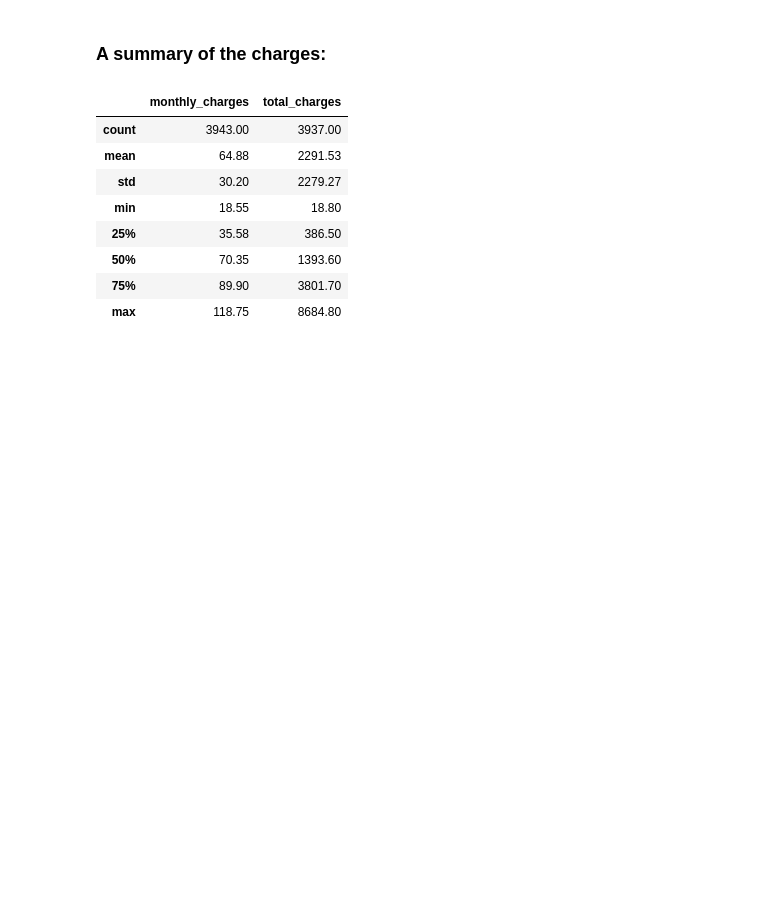
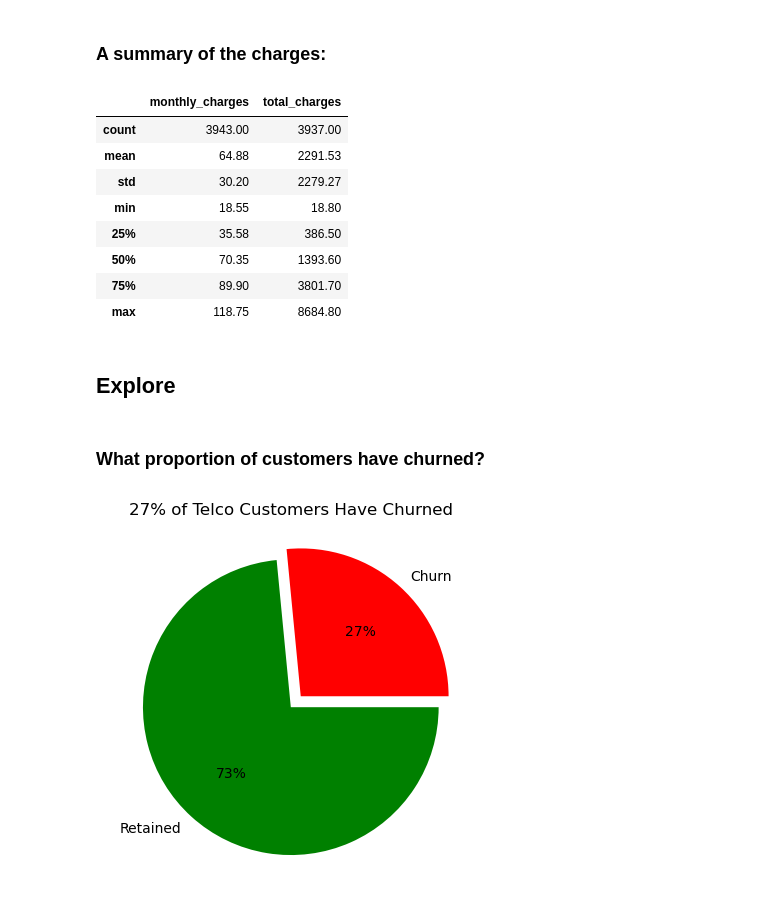
Before and after one commit to skylerschnee/classification_project, a Jupyter notebook: final_report.ipynb, the cells around one changed output. Drawn from its saved outputs; the diff is of its cells as text; code cells hidden in the pictures; blank space fills up the shorter version.

```diff
--- a/final_report.ipynb
+++ b/final_report.ipynb
@@ -96,3 +94,11 @@ train[['monthly_charges', 'total_charges']].describe().round(2)
 | 50% | 70.35 | 1393.60 |
 | 75% | 89.90 | 3801.70 |
 | max | 118.75 | 8684.80 |
+# %% [markdown]
+## Explore
+# %% [markdown]
+### What proportion of customers have churned?
+# %%
+e.get_pie_churn(train)
+# %% [output]
+[figure, added]
```
Also changed, not shown: parts of 26 cells of this notebook, 4 other files.
